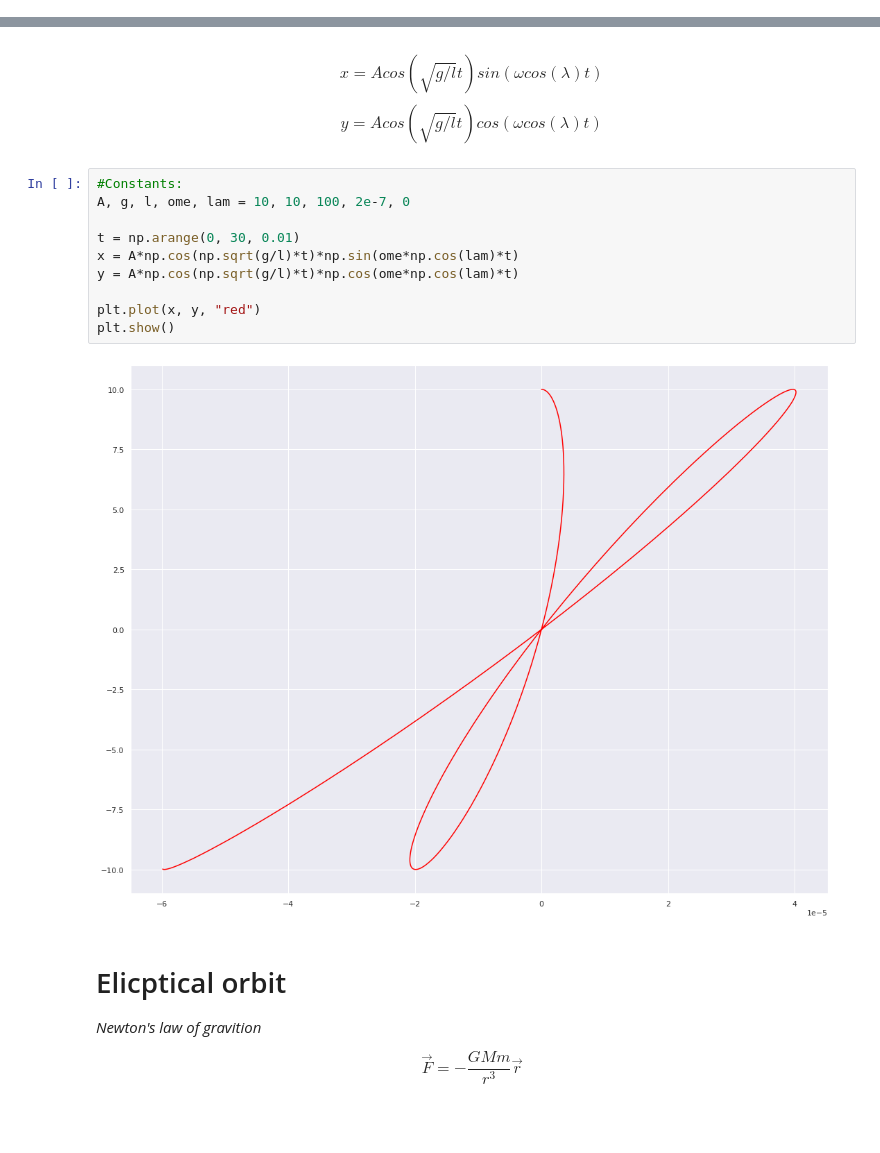
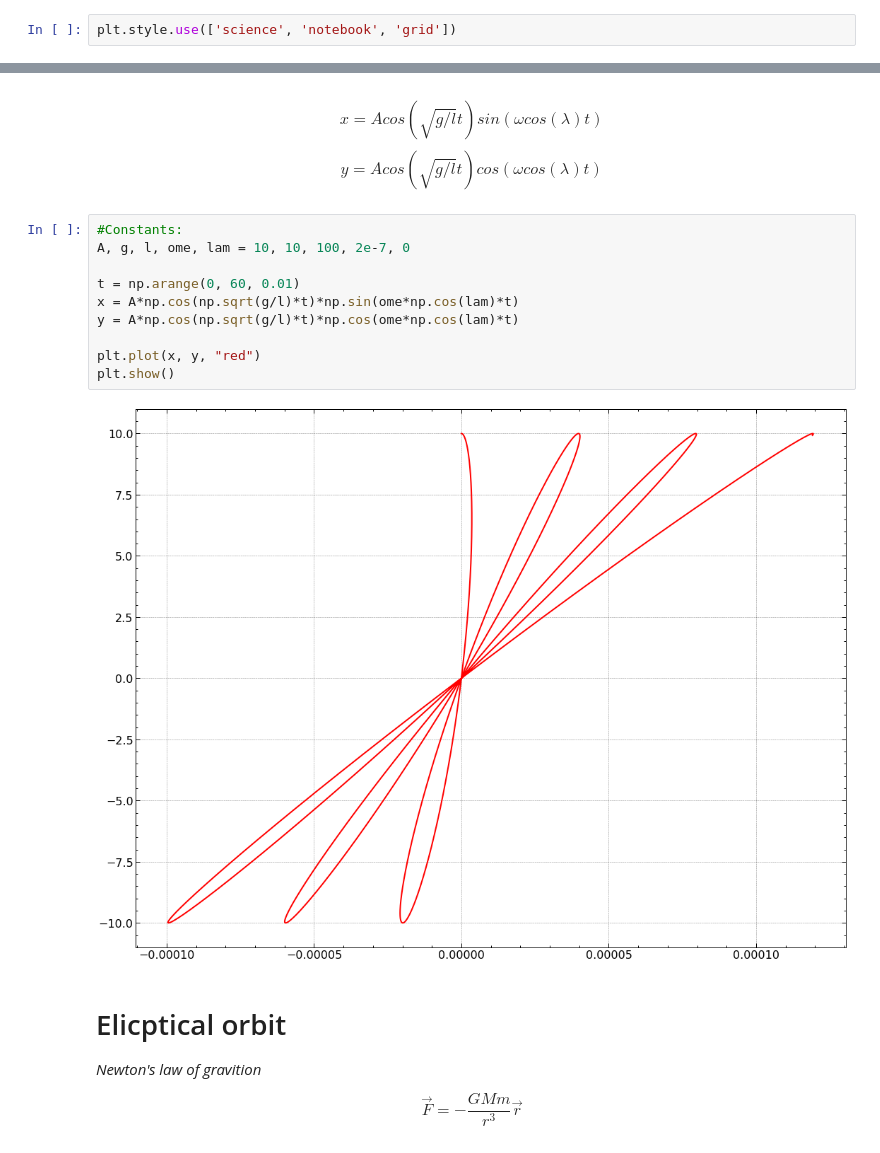
Before and after one commit to Souvik-0612/Dynamics, a Jupyter notebook: Coupled ODE.ipynb, the cells around one changed output, grey strips where cells are left out. Cells and saved outputs as stored; diff of their text form; blank space fills up the shorter version.

```diff
--- a/Coupled ODE.ipynb
+++ b/Coupled ODE.ipynb
@@ -23,3 +32,5 @@ import numpy as np
+# %%
+plt.style.use(['science', 'notebook', 'grid'])
 # %% [markdown]
 ### Coupled 1st Order ODE
 # %%
@@ -406,15 +417,15 @@ $$y = A cos(\sqrt{g/l} t)cos(\omega cos(\lambda)t)$$
 # %%
 #Constants:
 A, g, l, ome, lam = 10, 10, 100, 2e-7, 0
 
-t = np.arange(0, 30, 0.01)
+t = np.arange(0, 60, 0.01)
 x = A*np.cos(np.sqrt(g/l)*t)*np.sin(ome*np.cos(lam)*t)
 y = A*np.cos(np.sqrt(g/l)*t)*np.cos(ome*np.cos(lam)*t)
 
 plt.plot(x, y, "red")
 plt.show()
 # %% [output]
-[figure, old version]
+[figure, new version]
 # %% [markdown]
 # Elicptical orbit
 *Newton's law of gravition*
```
Also changed, not shown: parts of 11 cells of this notebook.
